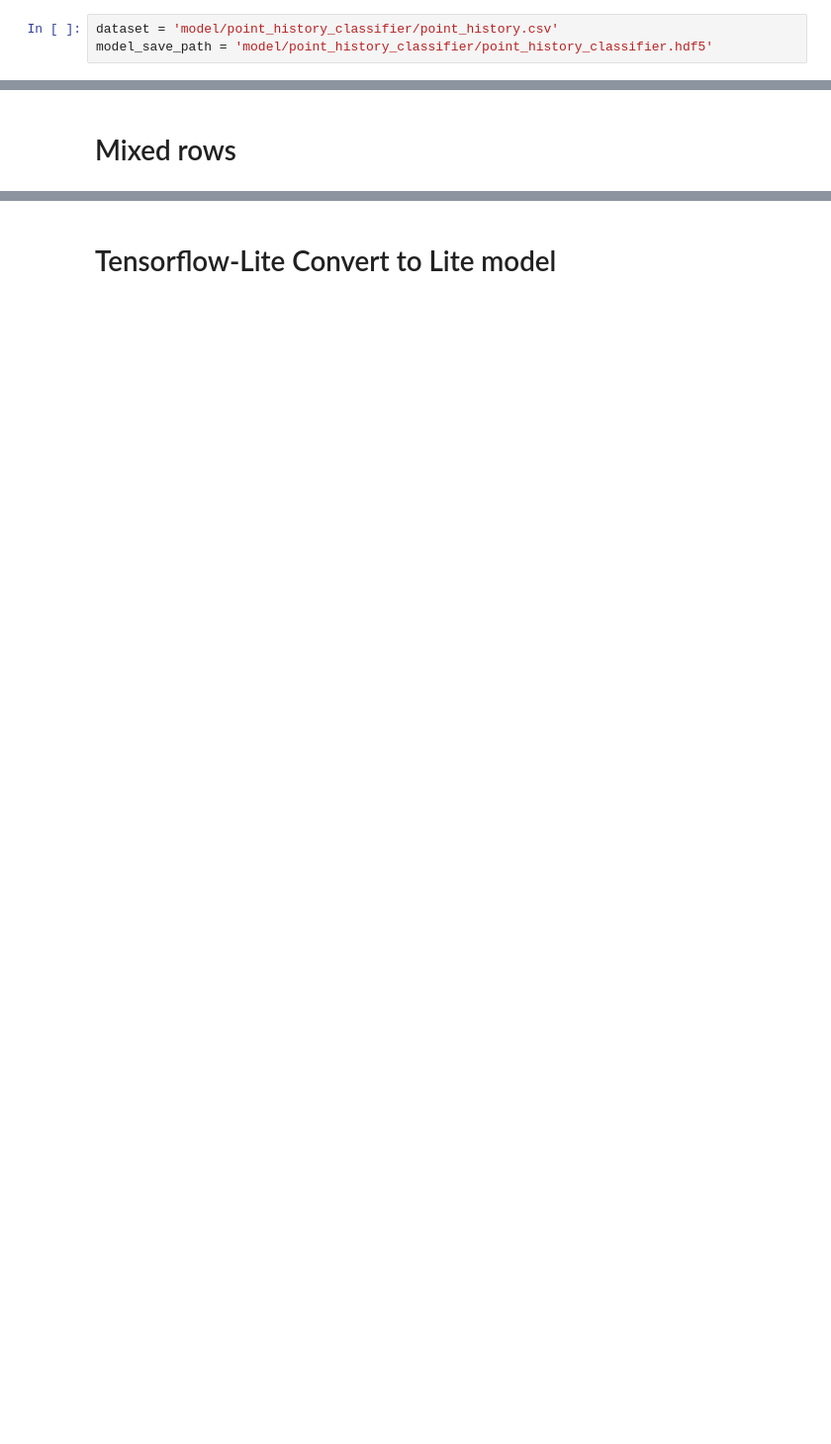
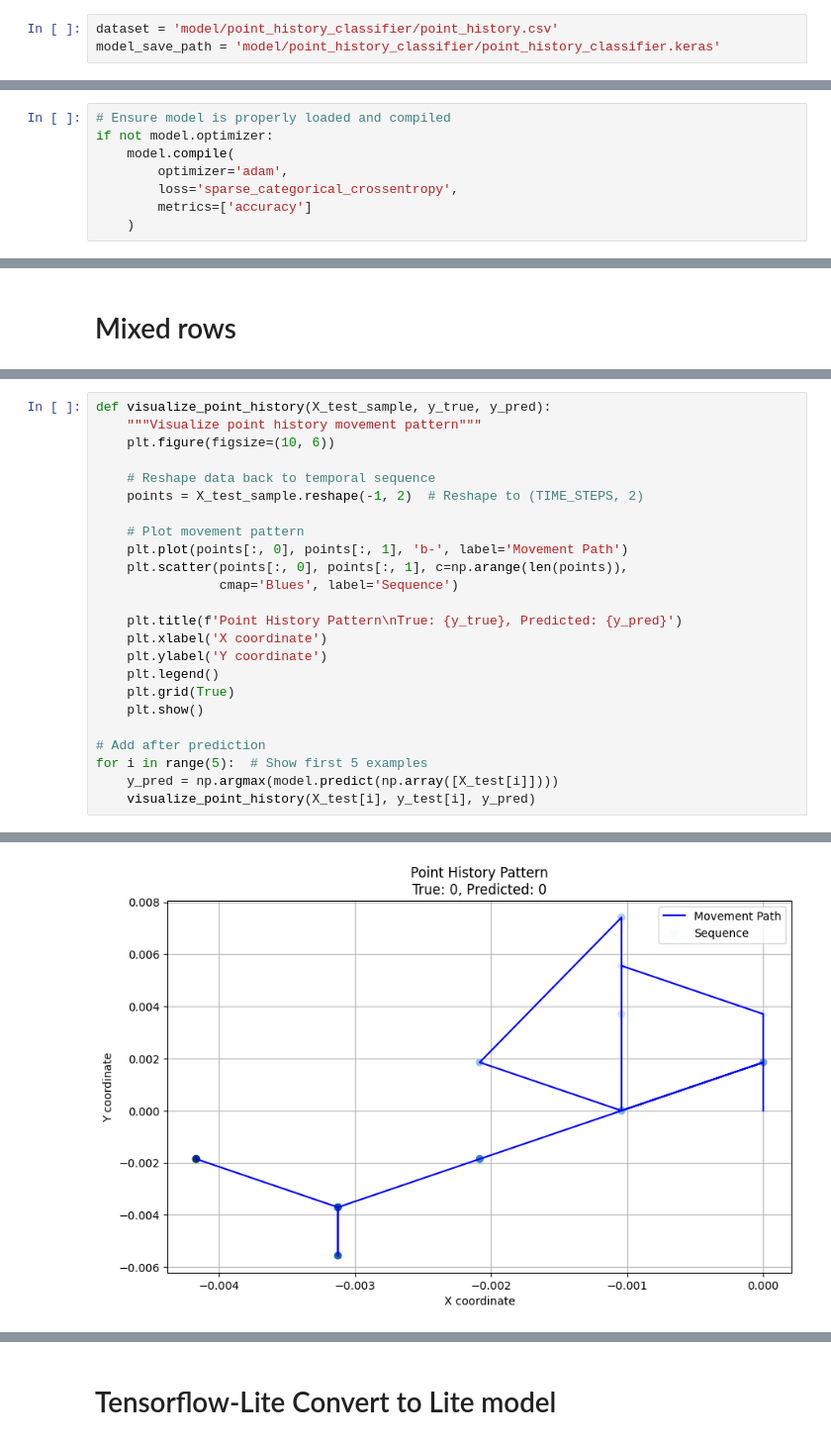
Before and after one commit to Cosmicdevil007/hand_project, a Jupyter notebook: point_history_classification.ipynb, the cells around one changed output, grey strips where cells are left out. Shown at 99% size. Saved outputs shown, nothing was run; the diff lists cells and outputs as text; blank space fills up the shorter version.

```diff
--- a/point_history_classification.ipynb
+++ b/point_history_classification.ipynb
@@ -10,7 +13,7 @@ RANDOM_SEED = 42
 # Specify each path
 # %%
 dataset = 'model/point_history_classifier/point_history.csv'
-model_save_path = 'model/point_history_classifier/point_history_classifier.hdf5'
+model_save_path = 'model/point_history_classifier/point_history_classifier.keras'
 # %% [markdown]
 # Classification number setting
 # %%
@@ -128,3 +151,11 @@ Exception encountered: Unrecognized keyword arguments: ['batch_shape']
+# %%
+# Ensure model is properly loaded and compiled
+if not model.optimizer:
+    model.compile(
+        optimizer='adam',
+        loss='sparse_categorical_crossentropy',
+        metrics=['accuracy']
+    )
 # %%
 # Reasoning test
 predict_result = model.predict(np.array([X_test[0]]))
@@ -177,0 +211,25 @@ weighted avg       0.97      0.97      0.97      1324
+# %%
+def visualize_point_history(X_test_sample, y_true, y_pred):
+    """Visualize point history movement pattern"""
+    plt.figure(figsize=(10, 6))
+
+    # Reshape data back to temporal sequence
+    points = X_test_sample.reshape(-1, 2)  # Reshape to (TIME_STEPS, 2)
+
+    # Plot movement pattern
+    plt.plot(points[:, 0], points[:, 1], 'b-', label='Movement Path')
+    plt.scatter(points[:, 0], points[:, 1], c=np.arange(len(points)),
+                cmap='Blues', label='Sequence')
+
+    plt.title(f'Point History Pattern\nTrue: {y_true}, Predicted: {y_pred}')
+    plt.xlabel('X coordinate')
+    plt.ylabel('Y coordinate')
+    plt.legend()
+    plt.grid(True)
+    plt.show()
+
+# Add after prediction
+for i in range(5):  # Show first 5 examples
+    y_pred = np.argmax(model.predict(np.array([X_test[i]])))
+    visualize_point_history(X_test[i], y_test[i], y_pred)
+# %% [output]
@@ -177,0 +237 @@ weighted avg       0.97      0.97      0.97      1324
+[figure, added]
```
Also changed, not shown: parts of 20 cells of this notebook, 23 other files.
